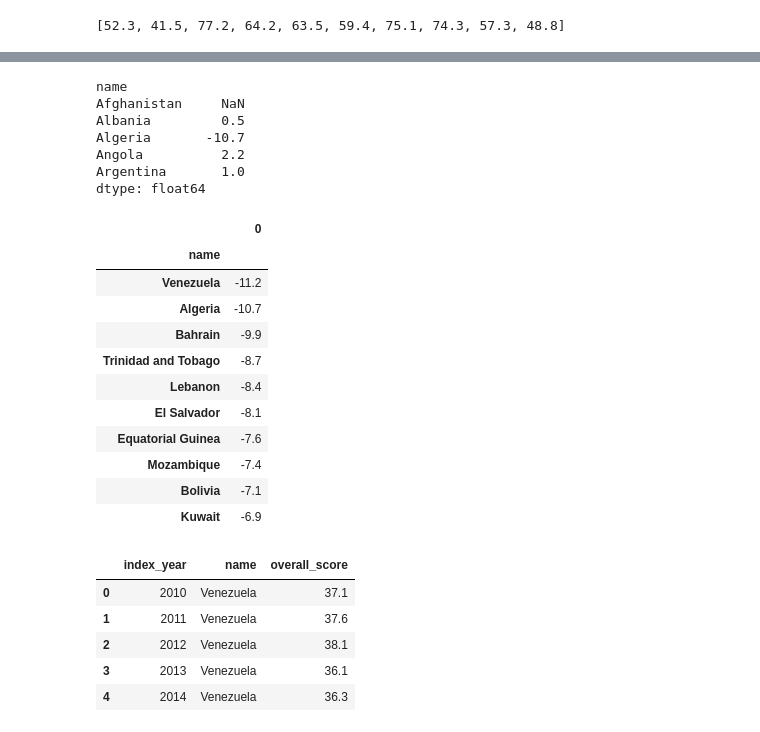
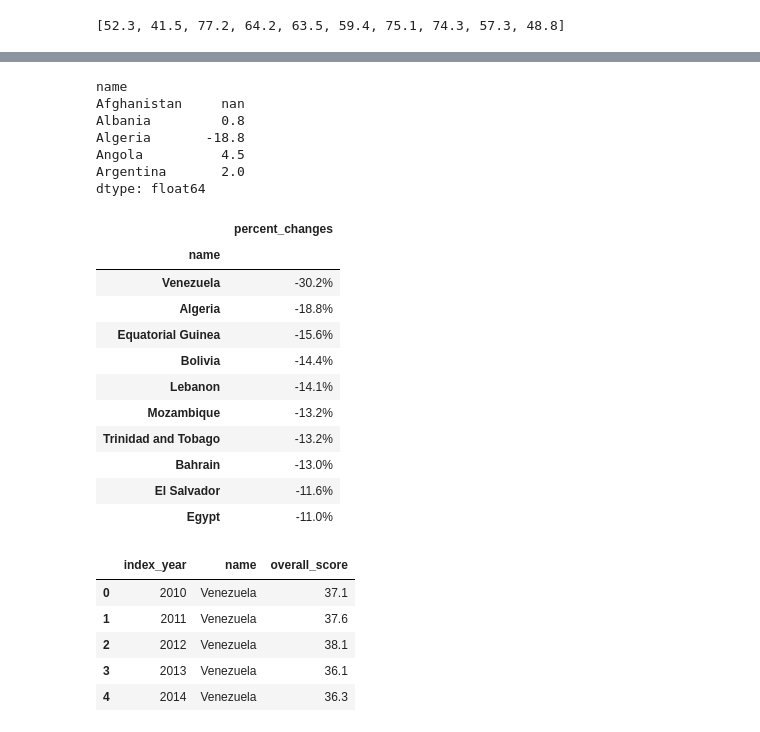
Before and after one commit to nicole1286/Project1, a Jupyter notebook: Economic_Freedom.ipynb, the cells around one changed output, grey strips where cells are left out. Cells and saved outputs as stored; diff of their text form; code cells hidden in the pictures.

```diff
--- a/Economic_Freedom.ipynb
+++ b/Economic_Freedom.ipynb
@@ -205,34 +206,43 @@ df_2010_2019.head()
 | Angola | 2019 | 50.6 | 48.4 |
 | Argentina | 2019 | 52.2 | 51.2 |
 # %%
-# Calculate the change in score for each country from 2010 to 2019
-decade_change = df_2010_2019["overall score"] - df_2010_2019["2010 score"]
-decade_change.head()
+# Calculate the percentage change in score for each country from 2010 to 2019
+percents = (df_2010_2019["overall score"] - df_2010_2019["2010 score"]) / df_2010_2019["2010 score"] * 100
+percents.head()
 # %% [output]
 name
-Afghanistan     NaN
-Albania         0.5
-Algeria       -10.7
-Angola          2.2
-Argentina       1.0
+Afghanistan     nan
+Albania         0.8
+Algeria       -18.8
+Angola          4.5
+Argentina       2.0
 dtype: float64
 # %%
 # Sort the DataFrame by ascending values to see the 10 countries with the largest decrease in overall score
-decade_change = pd.DataFrame(decade_change)
-decade_change.sort_values([0], ascending=True).head(10)
+percent_changes = pd.DataFrame(percents)
+percent_changes = percent_changes.rename(columns={0: "percent_changes"})
+percent_changes = percent_changes.round(1)
+sorted_percents = percent_changes.sort_values(["percent_changes"], ascending=True).head(10)
+
+# Creat a new DataFrame that only includes the 10 countries with the largest percentage declines in score
+# Format the cells so they are rounded and have % signs
+sorted_percents = sorted_percents["percent_changes"][:10]
+bottom10_changes = pd.DataFrame(sorted_percents)
+bottom10_change = bottom10_changes.style.format({"percent_changes": "{:,.1f}%".format})
+bottom10_change
 # %% [output]
-|  | 0 |
+|  | percent_changes |
 | name |  |
-| Venezuela | -11.2 |
-| Algeria | -10.7 |
-| Bahrain | -9.9 |
-| Trinidad and Tobago | -8.7 |
-| Lebanon | -8.4 |
-| El Salvador | -8.1 |
-| Equatorial Guinea | -7.6 |
-| Mozambique | -7.4 |
-| Bolivia | -7.1 |
-| Kuwait | -6.9 |
+| Venezuela | -30.2% |
+| Algeria | -18.8% |
+| Equatorial Guinea | -15.6% |
+| Bolivia | -14.4% |
+| Lebanon | -14.1% |
+| Mozambique | -13.2% |
+| Trinidad and Tobago | -13.2% |
+| Bahrain | -13.0% |
+| El Salvador | -11.6% |
+| Egypt | -11.0% |
 # %%
 # Drop the rows containing data for the years 2008 and 2009
 index_year_df = index_year_df.rename(columns={"index year": "index_year", "overall score": "overall_score"})
```
Also changed, not shown: parts of 6 cells of this notebook.
